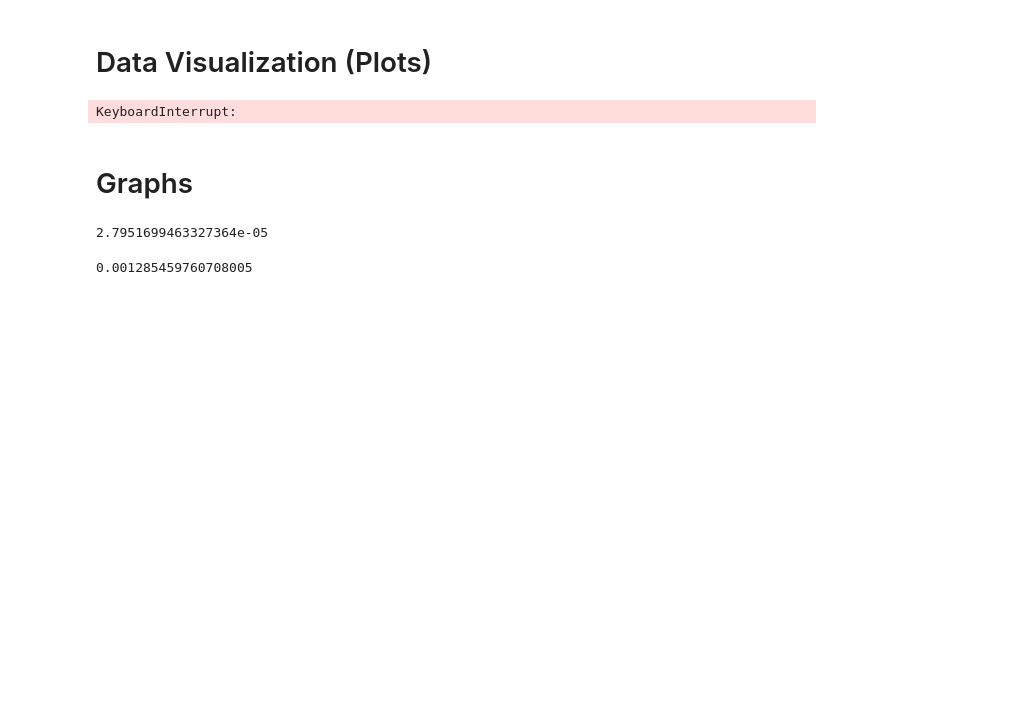
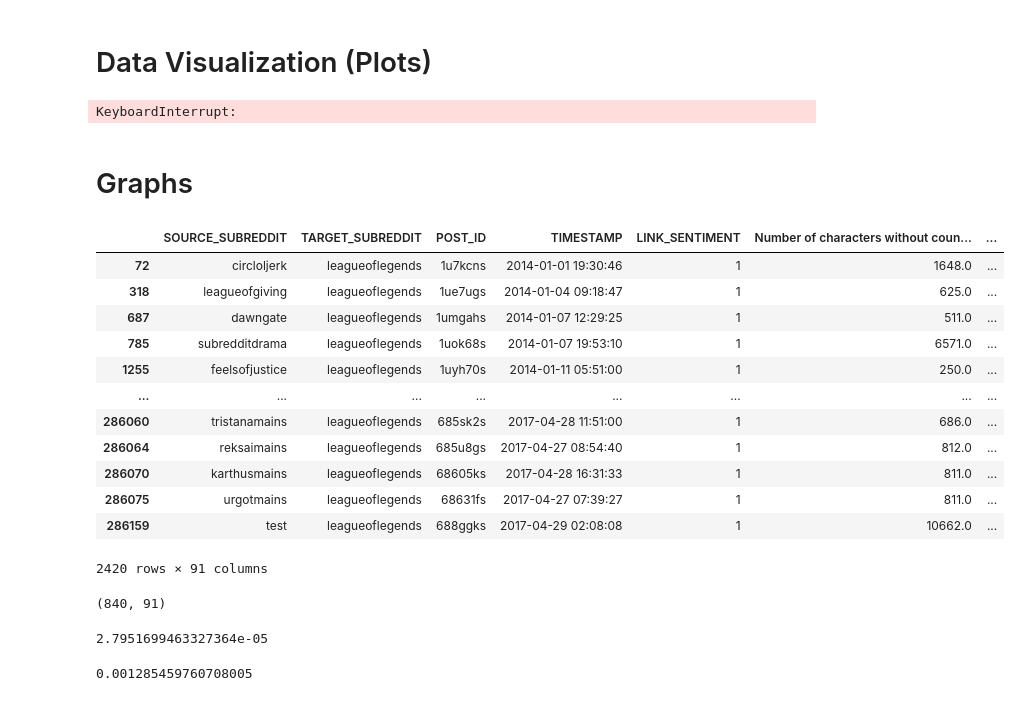
Before and after one commit to zhang-lucy/18.065-final-project, a Jupyter notebook: explore.ipynb, the cells around one changed output. Cells and saved outputs as stored; diff of their text form; code cells hidden in the pictures; blank space fills up the shorter version.

```diff
--- a/explore.ipynb
+++ b/explore.ipynb
@@ -87,6 +102,28 @@ KeyboardInterrupt:
 # plt.show()
 # %% [markdown]
 # Graphs
+# %%
+column = "leagueoflegends"
+# %%
+df[df["TARGET_SUBREDDIT"]==column]
+# %% [output]
+|  | SOURCE_SUBREDDIT | TARGET_SUBREDDIT | POST_ID | TIMESTAMP | LINK_SENTIMENT | Number of characters without coun... | ... |
+| 72 | circloljerk | leagueoflegends | 1u7kcns | 2014-01-01 19:30:46 | 1 | 1648.0 | ... |
+| 318 | leagueofgiving | leagueoflegends | 1ue7ugs | 2014-01-04 09:18:47 | 1 | 625.0 | ... |
+| 687 | dawngate | leagueoflegends | 1umgahs | 2014-01-07 12:29:25 | 1 | 511.0 | ... |
+| 785 | subredditdrama | leagueoflegends | 1uok68s | 2014-01-07 19:53:10 | 1 | 6571.0 | ... |
+| 1255 | feelsofjustice | leagueoflegends | 1uyh70s | 2014-01-11 05:51:00 | 1 | 250.0 | ... |
+| ... | ... | ... | ... | ... | ... | ... | ... |
+| 286060 | tristanamains | leagueoflegends | 685sk2s | 2017-04-28 11:51:00 | 1 | 686.0 | ... |
+| 286064 | reksaimains | leagueoflegends | 685u8gs | 2017-04-27 08:54:40 | 1 | 812.0 | ... |
+| 286070 | karthusmains | leagueoflegends | 68605ks | 2017-04-28 16:31:33 | 1 | 811.0 | ... |
+| 286075 | urgotmains | leagueoflegends | 68631fs | 2017-04-27 07:39:27 | 1 | 811.0 | ... |
+| 286159 | test | leagueoflegends | 688ggks | 2017-04-29 02:08:08 | 1 | 10662.0 | ... |
+2420 rows × 91 columns
+# %%
+df[df["SOURCE_SUBREDDIT"]==column].shape
+# %% [output]
+(840, 91)
 # %%
 G=nx.from_pandas_edgelist(df,
                           source='SOURCE_SUBREDDIT',
```
Also changed, not shown: parts of 47 cells of this notebook.
